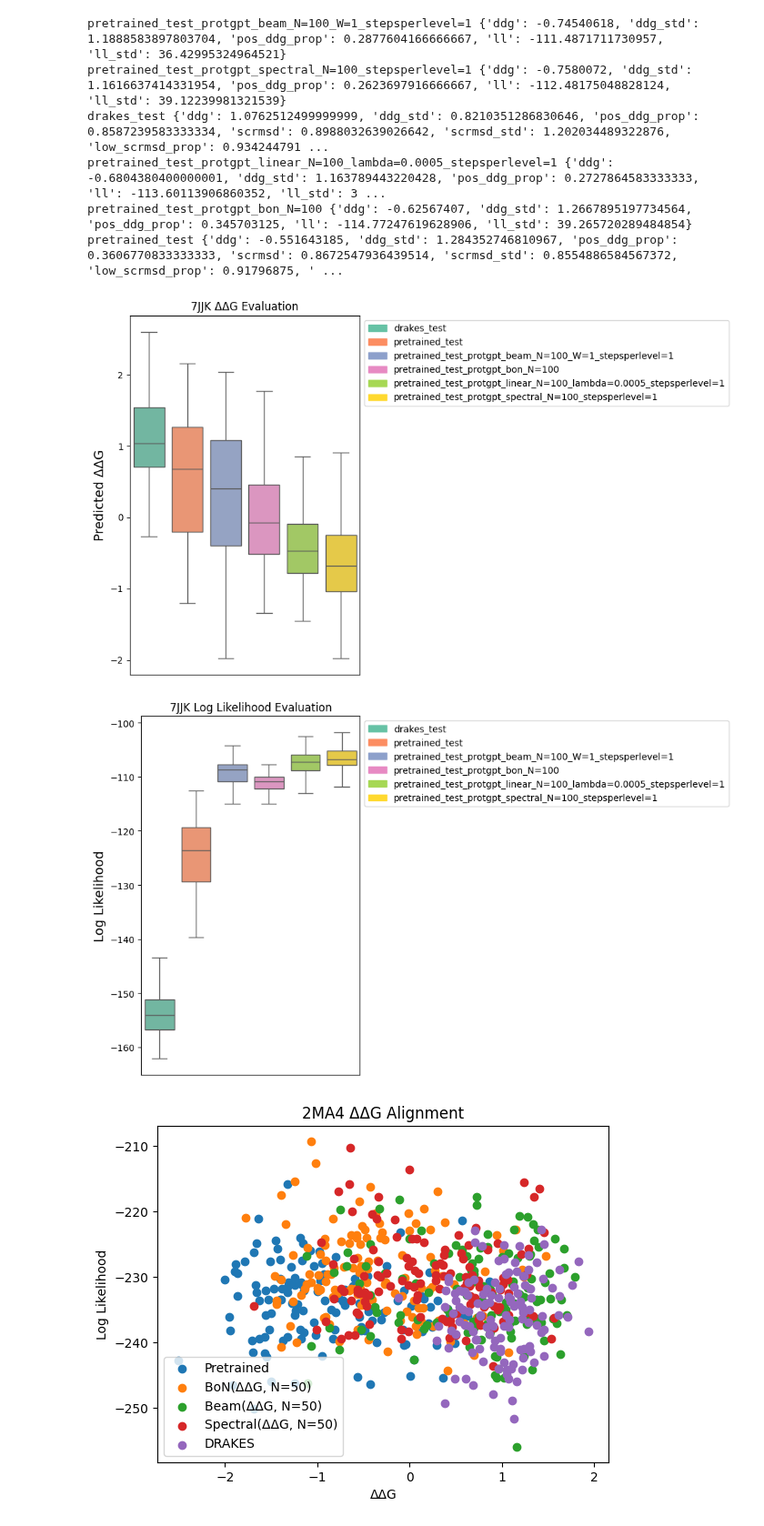
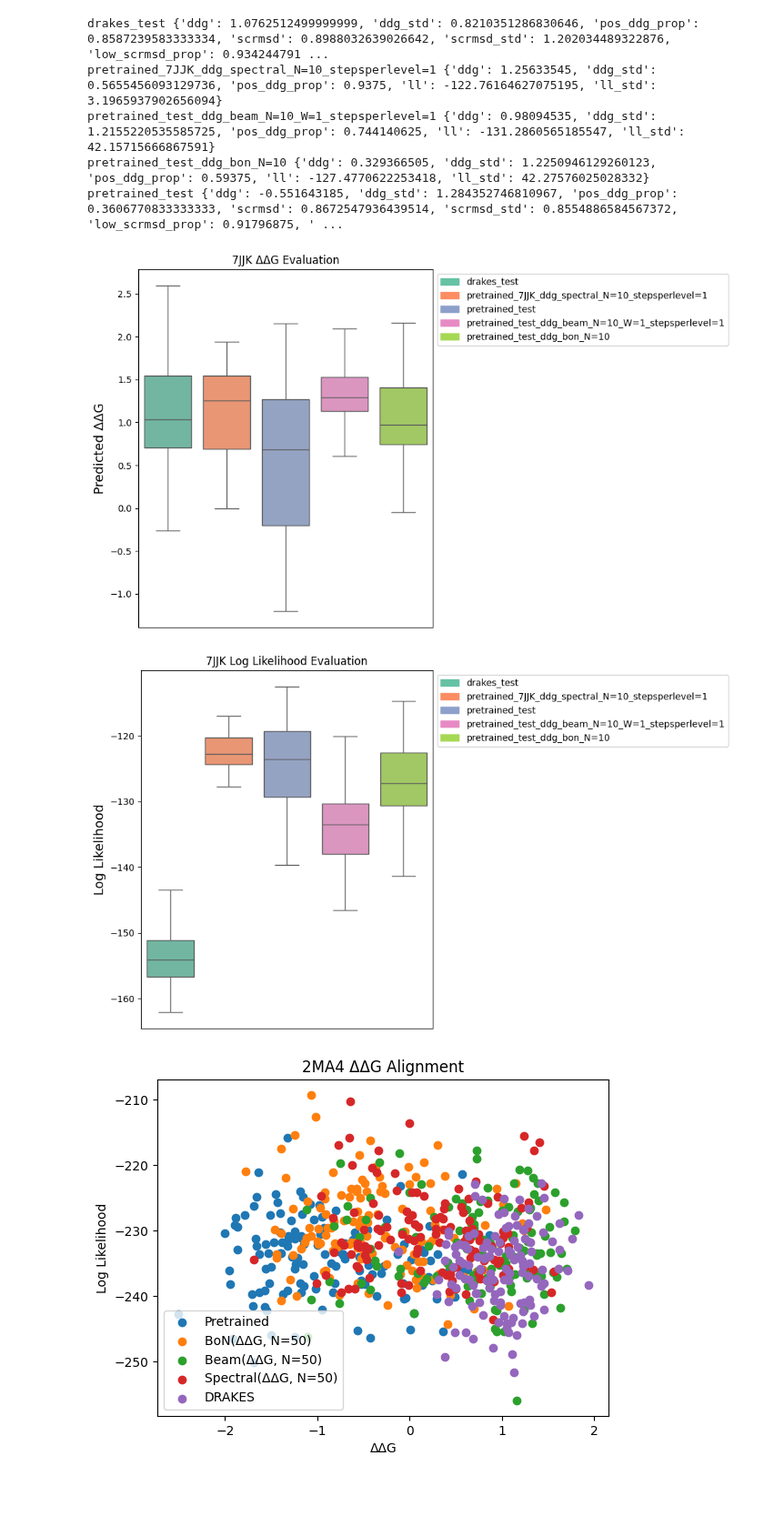
Before and after one commit to shainotshy1/BLISS_Experiments, a Jupyter notebook: DRAKES/analyze_distribution.ipynb, the cells around one changed output. Shown at 91% size. Saved outputs shown, nothing was run; the diff lists cells and outputs as text; code cells hidden in the pictures; blank space fills up the shorter version.

```diff
--- a/DRAKES/analyze_distribution.ipynb
+++ b/DRAKES/analyze_distribution.ipynb
@@ -6,14 +9,13 @@ from collect_experiments import display_experiments, display_experiments_helper,
 # %%
-display_experiments(100, 'protgpt', dataset='test', target_protein='7JJK')
+display_experiments(n=10, oracle='ddg', dataset='test', target_protein='7JJK')
 # %% [output]
-pretrained_test_protgpt_beam_N=100_W=1_stepsperlevel=1 {'ddg': -0.74540618, 'ddg_std': 1.1888583897803704, 'pos_ddg_prop': 0.2877604166666667, 'll': -111.4871711730957, 'll_std': 36.42995324964521}
-pretrained_test_protgpt_spectral_N=100_stepsperlevel=1 {'ddg': -0.7580072, 'ddg_std': 1.1616637414331954, 'pos_ddg_prop': 0.2623697916666667, 'll': -112.48175048828124, 'll_std': 39.12239981321539}
 drakes_test {'ddg': 1.0762512499999999, 'ddg_std': 0.8210351286830646, 'pos_ddg_prop': 0.8587239583333334, 'scrmsd': 0.8988032639026642, 'scrmsd_std': 1.202034489322876, 'low_scrmsd_prop': 0.934244791 ...
-pretrained_test_protgpt_linear_N=100_lambda=0.0005_stepsperlevel=1 {'ddg': -0.6804380400000001, 'ddg_std': 1.163789443220428, 'pos_ddg_prop': 0.2727864583333333, 'll': -113.60113906860352, 'll_std': 3 ...
-pretrained_test_protgpt_bon_N=100 {'ddg': -0.62567407, 'ddg_std': 1.2667895197734564, 'pos_ddg_prop': 0.345703125, 'll': -114.77247619628906, 'll_std': 39.265720289484854}
+pretrained_7JJK_ddg_spectral_N=10_stepsperlevel=1 {'ddg': 1.25633545, 'ddg_std': 0.5655456093129736, 'pos_ddg_prop': 0.9375, 'll': -122.76164627075195, 'll_std': 3.1965937902656094}
+pretrained_test_ddg_beam_N=10_W=1_stepsperlevel=1 {'ddg': 0.98094535, 'ddg_std': 1.2155220535585725, 'pos_ddg_prop': 0.744140625, 'll': -131.2860565185547, 'll_std': 42.15715666867591}
+pretrained_test_ddg_bon_N=10 {'ddg': 0.329366505, 'ddg_std': 1.2250946129260123, 'pos_ddg_prop': 0.59375, 'll': -127.4770622253418, 'll_std': 42.27576025028332}
 pretrained_test {'ddg': -0.551643185, 'ddg_std': 1.284352746810967, 'pos_ddg_prop': 0.3606770833333333, 'scrmsd': 0.8672547936439514, 'scrmsd_std': 0.8554886584567372, 'low_scrmsd_prop': 0.91796875, ' ...
-[figure, old version]
+[figure, new version]
-[figure, old version]
+[figure, new version]
 # %%
 from matplotlib import pyplot as plt
 import random
```
Also changed, not shown: parts of 1 cell of this notebook, 1 other file.
